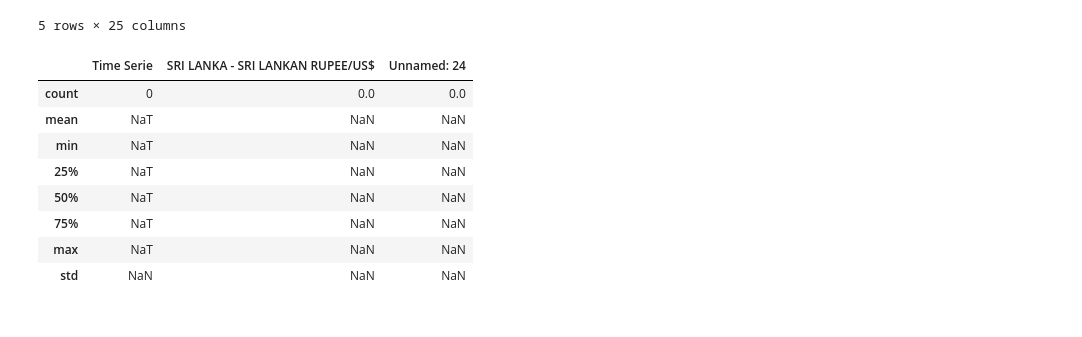
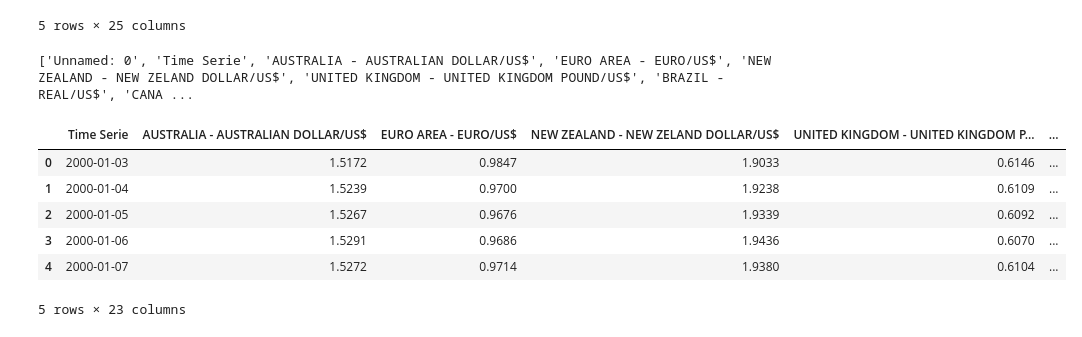
Before and after one commit to ichagabby-maker/forex-currency-predictor, a Jupyter notebook: analysis.ipynb, the cells around one changed output. Cells and saved outputs as stored; diff of their text form; code cells hidden in the pictures.

```diff
--- a/analysis.ipynb
+++ b/analysis.ipynb
@@ -40,12 +43,27 @@ data.head()
+# %%
+print(data.columns.tolist())
+# %% [output]
+['Unnamed: 0', 'Time Serie', 'AUSTRALIA - AUSTRALIAN DOLLAR/US$', 'EURO AREA - EURO/US$', 'NEW ZEALAND - NEW ZELAND DOLLAR/US$', 'UNITED KINGDOM - UNITED KINGDOM POUND/US$', 'BRAZIL - REAL/US$', 'CANA ...
+# %%
+#Pre-Processing code here
+columns_to_drop = ['Unnamed: 0', 'Unnamed: 24'] if 'Unnamed: 0' in data.columns else []
+data = data.drop(columns=columns_to_drop, errors='ignore')
+
+# Convert currency columns to numeric
+currency_columns = [col for col in data.columns if col != 'Time Serie']
+for col in currency_columns:
+    data[col] = pd.to_numeric(data[col], errors='coerce')
+
+data['Time Serie'] = pd.to_datetime(data['Time Serie'], errors='coerce')
+data.dropna(subset=['Time Serie'], inplace=True) #drop invalid missing dates
+#data.set_index('Time Serie', inplace=True)
 # %%
-data.describe()
+data.head()
 # %% [output]
-|  | Time Serie | SRI LANKA - SRI LANKAN RUPEE/US$ | Unnamed: 24 |
-| count | 0 | 0.0 | 0.0 |
-| mean | NaT | NaN | NaN |
-| min | NaT | NaN | NaN |
-| 25% | NaT | NaN | NaN |
-| 50% | NaT | NaN | NaN |
-| 75% | NaT | NaN | NaN |
-| max | NaT | NaN | NaN |
-| std | NaN | NaN | NaN |
+|  | Time Serie | AUSTRALIA - AUSTRALIAN DOLLAR/US$ | EURO AREA - EURO/US$ | NEW ZEALAND - NEW ZELAND DOLLAR/US$ | UNITED KINGDOM - UNITED KINGDOM P... | ... |
+| 0 | 2000-01-03 | 1.5172 | 0.9847 | 1.9033 | 0.6146 | ... |
+| 1 | 2000-01-04 | 1.5239 | 0.9700 | 1.9238 | 0.6109 | ... |
+| 2 | 2000-01-05 | 1.5267 | 0.9676 | 1.9339 | 0.6092 | ... |
+| 3 | 2000-01-06 | 1.5291 | 0.9686 | 1.9436 | 0.6070 | ... |
+| 4 | 2000-01-07 | 1.5272 | 0.9714 | 1.9380 | 0.6104 | ... |
+5 rows × 23 columns
```
Also changed, not shown: parts of 24 cells of this notebook.
